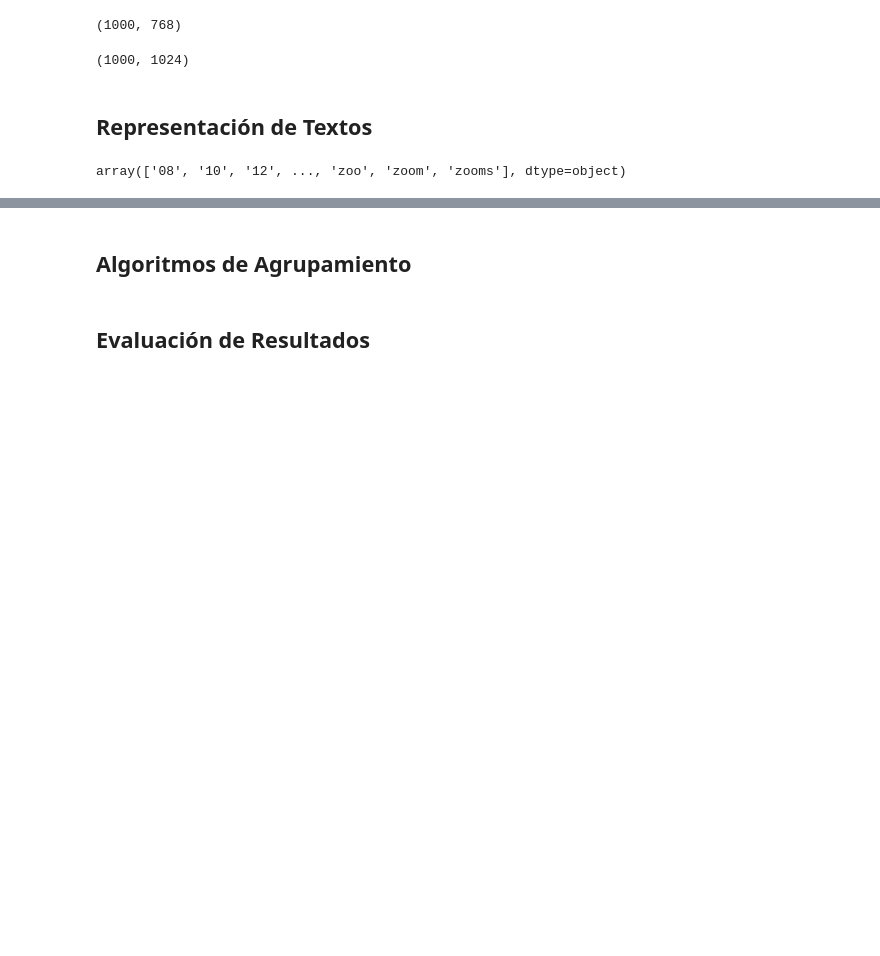
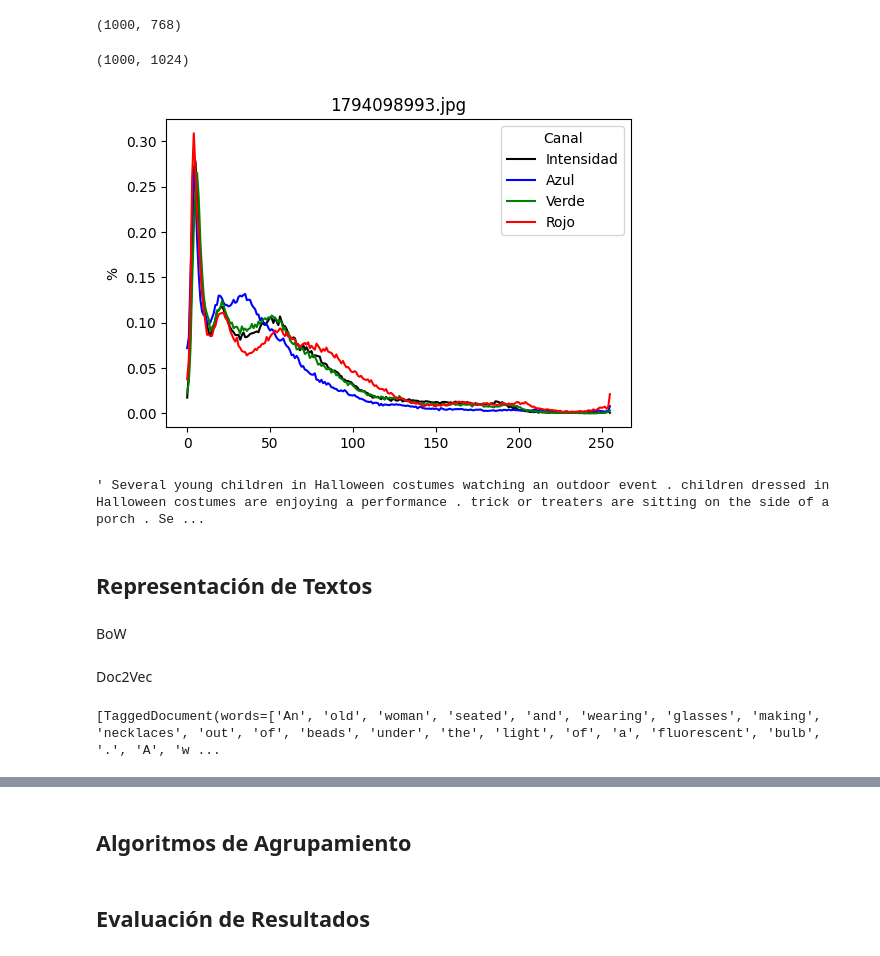
Before and after one commit to Gustavo-HA/MCE-Segundo_Semestre, a Jupyter notebook: Ciencia de Datos/Tareas/Tarea3/code/Tarea3.ipynb, the cells around one changed output, grey strips where cells are left out. Drawn from its saved outputs; the diff is of its cells as text; code cells hidden in the pictures; blank space fills up the shorter version.

Commit message:
Add histogram plotting function to utils: implement plot_histograms for visualizing channel distributions

```diff
--- a/Ciencia de Datos/Tareas/Tarea3/code/Tarea3.ipynb
+++ b/Ciencia de Datos/Tareas/Tarea3/code/Tarea3.ipynb
@@ -111,11 +115,39 @@ imgCombinado = image2Hist(dir_images, image_names, type="combinado")
 imgCombinado.shape
 # %% [output]
 (1000, 1024)
+# %%
+i = 18
+plt.figure(figsize=(6,4))
+g1 = u.plot_histograms(imgCombinado[i])
+plt.title(f"{image_names[i]}")
+plt.xlabel("")
+plt.ylabel("%")
+sns.move_legend(g1, loc="best")
+plt.show()
+image_texts[i]
+# %% [output]
+[figure, added]
+' Several young children in Halloween costumes watching an outdoor event . children dressed in Halloween costumes are enjoying a performance . trick or treaters are sitting on the side of a porch . Se ...
 # %% [markdown]
 ## Representación de Textos
+# %% [markdown]
+BoW
 # %%
-vectorizer = CountVectorizer()
-bow = vectorizer.fit_transform(image_texts)
-vectorizer.get_feature_names_out()
+vectorizer = CountVectorizer(
+    token_pattern=r"[a-z]+",
+    stop_words=stopwords.words("english")
+    )
+
+bow = vectorizer.fit_transform(image_texts).toarray()
-# %% [output]
-array(['08', '10', '12', ..., 'zoo', 'zoom', 'zooms'], dtype=object)
+# %% [markdown]
+Doc2Vec
+# %%
+tagged_docs = [TaggedDocument(doc.split(), [i]) for i, doc in enumerate(image_texts)]
+print(tagged_docs)
+
+doc2vec_model = Doc2Vec(tagged_docs, vector_size=20, window=2,
+                        min_count=1, workers=6, epochs=50)
+
+doc_vectors = np.array([doc2vec_model.dv[i] for i in range(len(image_texts))])
+# %% [output]
+[TaggedDocument(words=['An', 'old', 'woman', 'seated', 'and', 'wearing', 'glasses', 'making', 'necklaces', 'out', 'of', 'beads', 'under', 'the', 'light', 'of', 'a', 'fluorescent', 'bulb', '.', 'A', 'w ...
```
Also changed, not shown: parts of 2 cells of this notebook, 1 other file.
